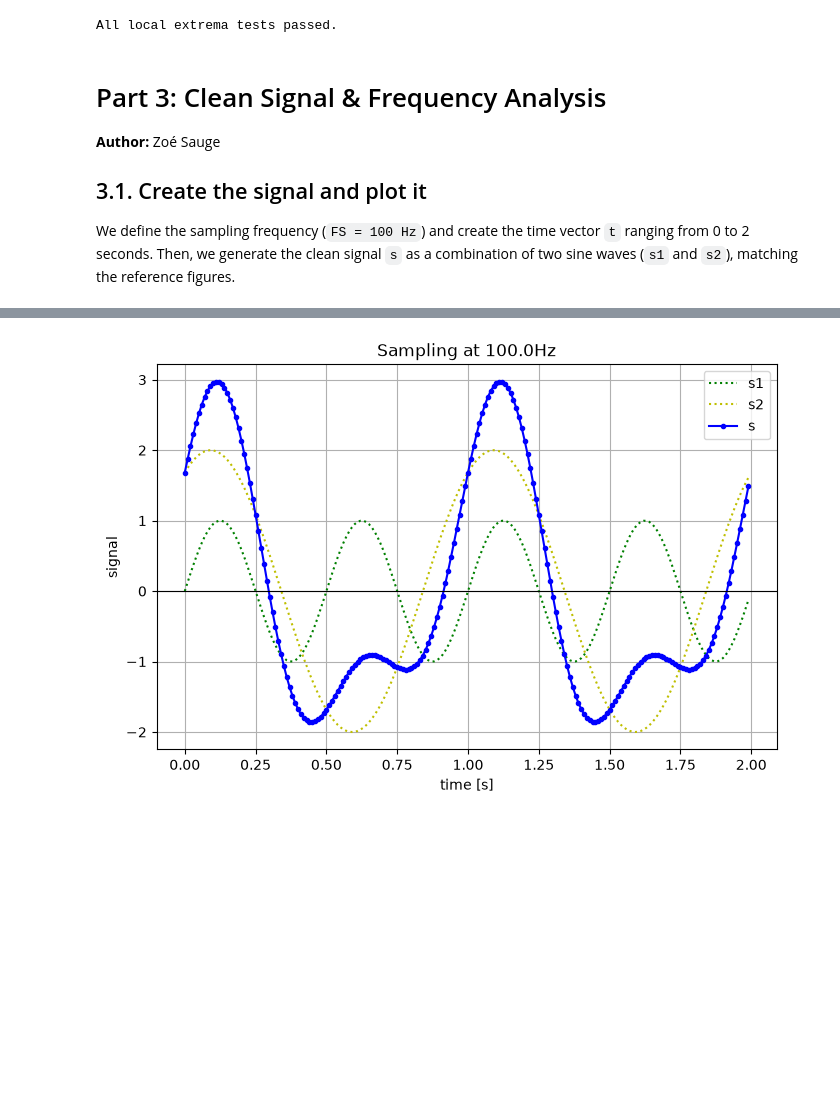
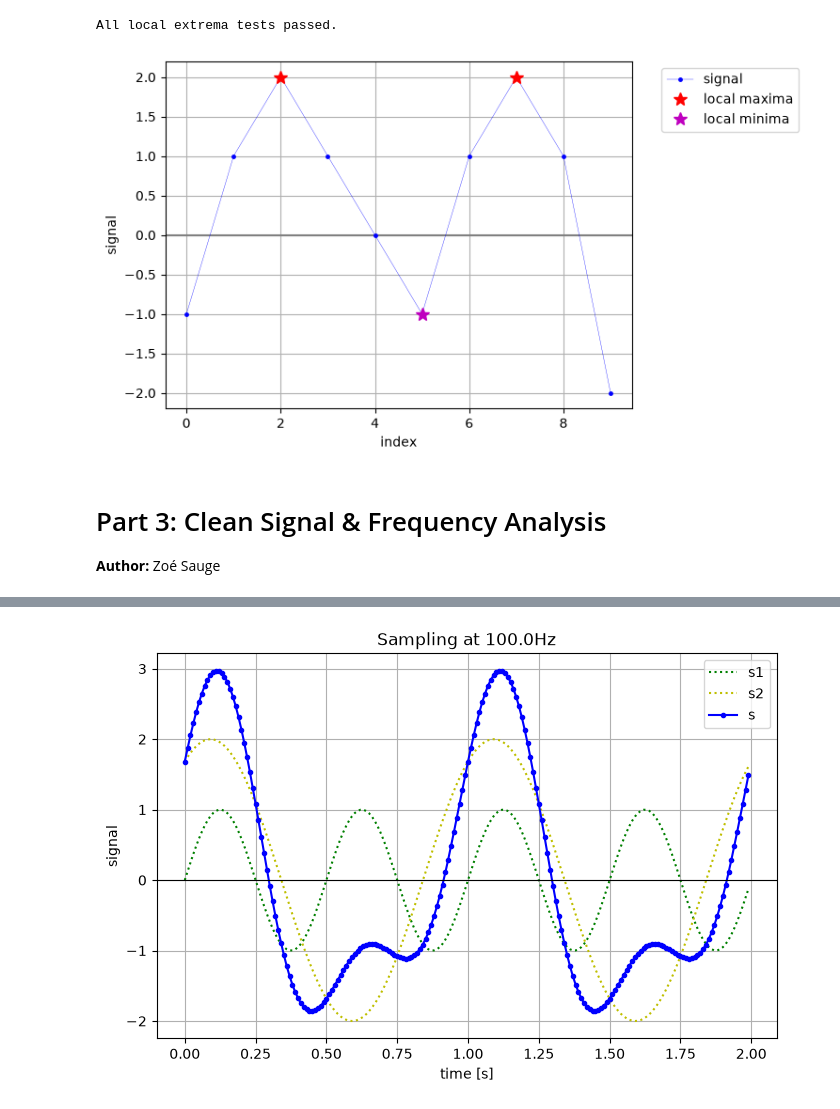
Before and after one commit to sdurand875-spec/IEAP-python-series03, a Jupyter notebook: IEAP-python-series03.ipynb, the cells around one changed output, grey strips where cells are left out. Saved outputs shown, nothing was run; the diff lists cells and outputs as text; code cells hidden in the pictures; blank space fills up the shorter version.

```diff
--- a/IEAP-python-series03.ipynb
+++ b/IEAP-python-series03.ipynb
@@ -565,6 +565,11 @@ test_find_local_extrema()
 print("All local extrema tests passed.")
 # %% [output]
 All local extrema tests passed.
+# %%
+# Expected plot of section 2.3: signal with local maxima and minima
+display_signal_and_extrema(index, signal)
+# %% [output]
+[figure, added]
 # %%
 def plot_local_maxima(i: np.ndarray, s: np.ndarray):
     """Find and plot the local maxima of s (red stars).
@@ -643,6 +648,3 @@ def display_signal_and_remarkable_points(i: np.ndarray, s: np.ndarray, title: st
 # %% [markdown]
 # Part 3: Clean Signal & Frequency Analysis
 **Author:** Zoé Sauge
-
-## 3.1. Create the signal and plot it
-We define the sampling frequency (`FS = 100 Hz`) and create the time vector `t` ranging from 0 to 2 seconds. Then, we generate the clean signal `s` as a combination of two sine waves (`s1` and `s2`), matching the reference figures.
```
Also changed, not shown: parts of 1 cell of this notebook.
